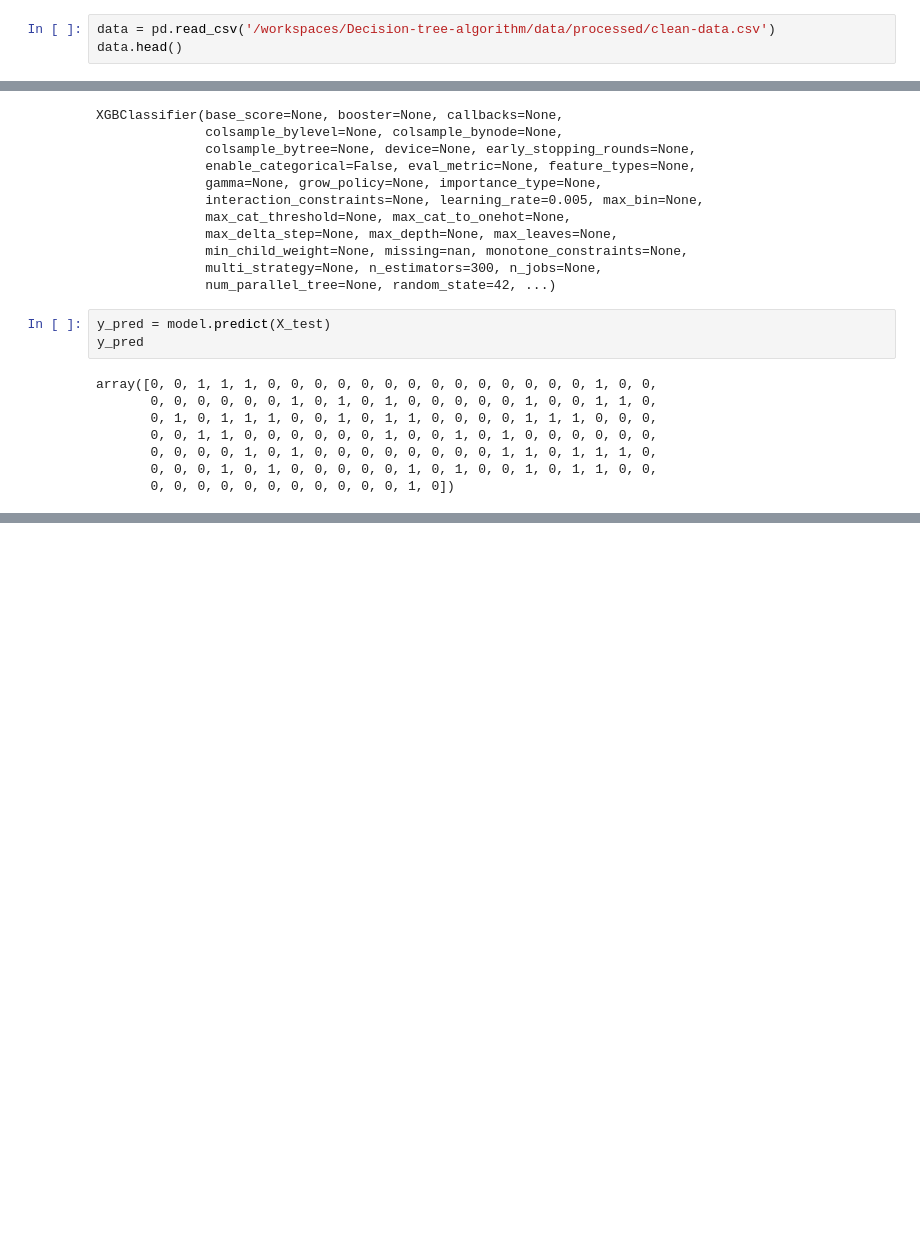
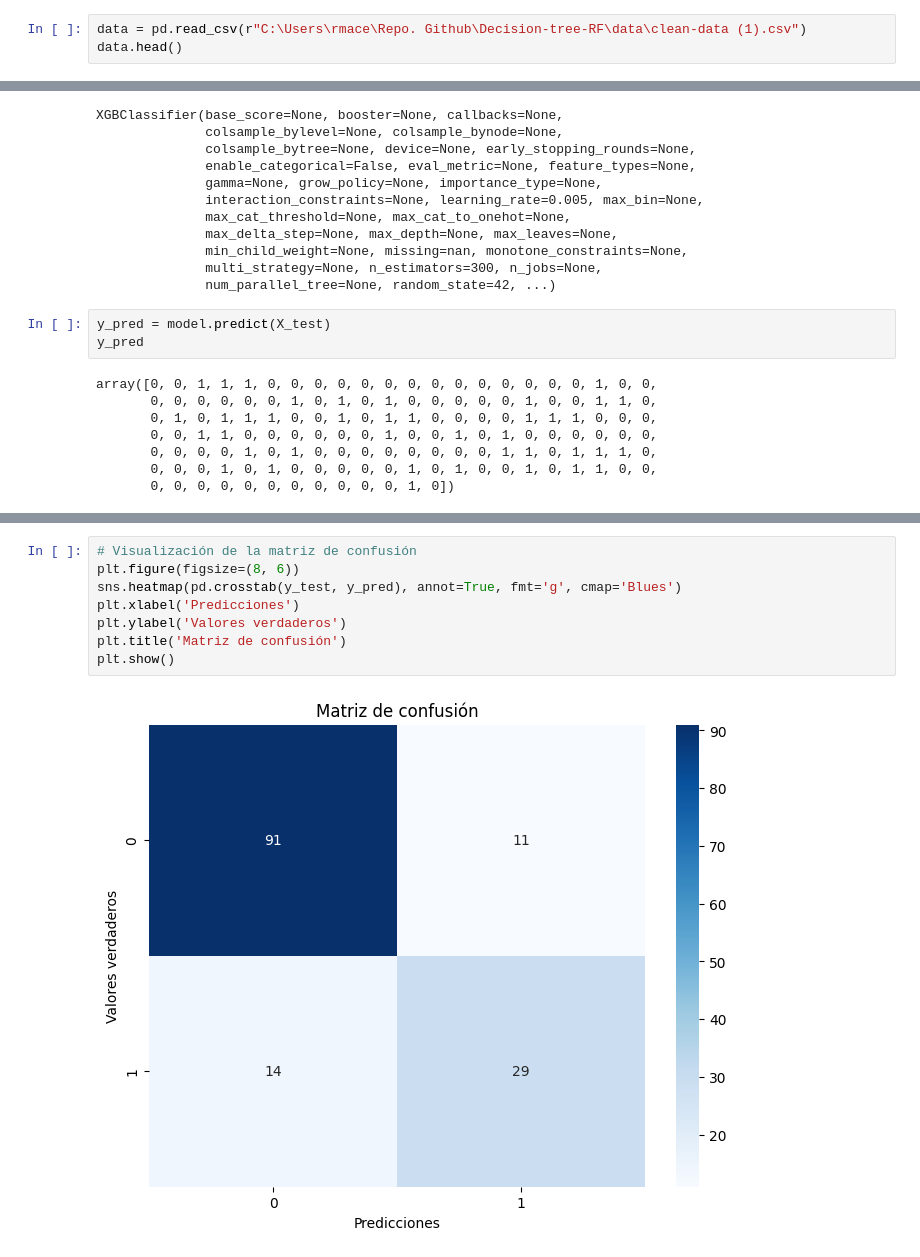
Before and after one commit to RmVa23/Decision-tree-RF, a Jupyter notebook: Boosting.ipynb, the cells around one changed output, grey strips where cells are left out. Drawn from its saved outputs; the diff is of its cells as text; blank space fills up the shorter version.

```diff
--- a/Boosting.ipynb
+++ b/Boosting.ipynb
@@ -6,5 +10,5 @@ from xgboost import XGBClassifier
 # %%
-data = pd.read_csv('/workspaces/Decision-tree-algorithm/data/processed/clean-data.csv')
+data = pd.read_csv(r"C:\Users\rmace\Repo. Github\Decision-tree-RF\data\clean-data (1).csv")
 data.head()
 # %% [output]
 |  | Pregnancies | Glucose | BloodPressure | BMI | DiabetesPedigreeFunction | Age | Outcome |
@@ -50,0 +98,10 @@ print(accuracy_score(y_test, y_pred))
+# %%
+# Visualización de la matriz de confusión
+plt.figure(figsize=(8, 6))
+sns.heatmap(pd.crosstab(y_test, y_pred), annot=True, fmt='g', cmap='Blues')
+plt.xlabel('Predicciones')
+plt.ylabel('Valores verdaderos')
+plt.title('Matriz de confusión')
+plt.show()
+# %% [output]
+[figure, added]
```
Also changed, not shown: parts of 12 cells of this notebook, 1 other file.
